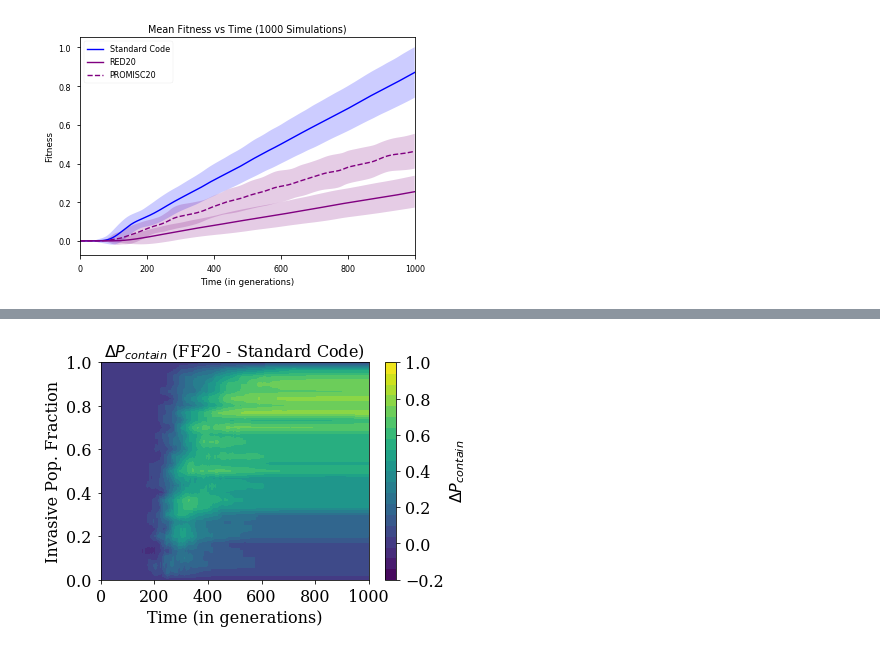
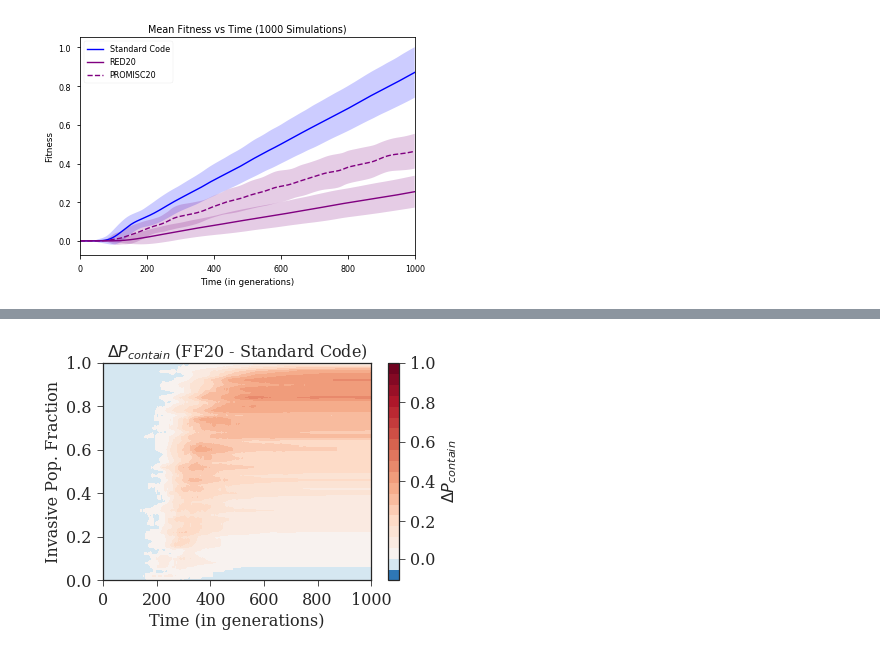
Before and after one commit to EndyLab/codon-tables, a Jupyter notebook: notebooks/fast_fail_figs.ipynb, the cells around one changed output, grey strips where cells are left out. Drawn from its saved outputs; the diff is of its cells as text; code cells hidden in the pictures.

```diff
--- a/notebooks/fast_fail_figs.ipynb
+++ b/notebooks/fast_fail_figs.ipynb
@@ -975,9 +895,0 @@ N_0[np.where(Standard_contour[:,-1] <= 0.99)[0][0]]/1e6
-# %%
-Standard_contour, t, N_0 = contain_probability(DF, 'Standard')
-Colorado_contour, t, N_0 = contain_probability(DF, 'Colorado')
-FF20_contour, t, N_0 = contain_probability(DF, 'FF20')
-FF16_contour, t, N_0 = contain_probability(DF, 'FF16')
-RED20_contour, t, N_0 = contain_probability(DF, 'RED20')
-RED14_contour, t, N_0 = contain_probability(DF, 'RED14')
-PROMISC20_contour, t, N_0 = contain_probability(DF, 'PROMISC20')
-PROMISC14_contour, t, N_0 = contain_probability(DF, 'PROMISC14')
@@ -984,12 +902,7 @@ PROMISC14_contour, t, N_0 = contain_probability(DF, 'PROMISC14')
 # %%
-# pickle results for faster access
-with open('/home/jonathan/Lab/ATD/codon-tables/data/manuscript/fig4/contour_caching_lin.pickle', 'wb') as handle:
-    data = [FF20_contour, FF16_contour, RED20_contour, RED14_contour, Colorado_contour, Standard_contour, PROMISC20_contour, PROMISC14_contour, t, N_0]
-    pickle.dump(data, handle)
+# unpickle for faster access
+with open('/home/jonathan/Lab/Fast Fail/Figures/misc/contour_caching_lin.pickle', 'rb') as handle:
+    FF20_contour, FF16_contour, RED20_contour, RED15_contour, Standard_contour, PROMISC20_contour, PROMISC15_contour, t, N_0 = pickle.load(handle)
-# %%
-# unpickle for faster access
-with open('/home/jonathan/Lab/ATD/codon-tables/data/manuscript/fig4/contour_caching_lin.pickle', 'rb') as handle:
-    FF20_contour, FF16_contour, RED20_contour, RED14_contour, Colorado_contour, Standard_contour, PROMISC20_contour, PROMISC14_contour, t, N_0 = pickle.load(handle)
 # %%
 # generate log contour plot
 contours = {
@@ -1177,0 +1057,18 @@ If you're reading this message in another frontend (for example, a static render
+# %%
+N_0 = list(set(DF.loc[DF['code'] == 'Standard']['N_0']))
+N_0.sort()
+num_reps = len(DF.loc[(DF['N_0']== N_0[0]) & (DF['code'] == 'Standard')])
+
+for code in tqdm(colordict.keys(), desc='colors'):
+#     lilDF = DF.loc[DF['code'] == code]
+    if code in ['PROMISC20', 'PROMISC15', 'Colorado']: continue
+    if code == 'Standard Code':
+        code = 'Standard'
+    for n_0 in tqdm(N_0, desc='initial conditions'):
+        DF.loc[(DF['code'] == code)&(DF['N_0'] == n_0), 'sim'] = np.arange(num_reps)
+#         weeDF = lilDF.loc[lilDF['N_0'] == n_0]
+#         weeDF['sim'] = np.arange(num_reps)
+
+# convert to containment and popfrac
+DF.loc[:,'popfrac'] = (DF.loc[:,'popfrac'] == 0)
+DF.loc[:,'N_0'] /= 1e6
@@ -1374,33 +1283,34 @@ plt.show()
 # Figure 5D
 
 X, Y = np.meshgrid(t, np.array(N_0)/1e6)
-CS = plt.contourf(X, Y, (FF20_contour - Standard_contour), levels=np.linspace(-0.2, 1, 21), cmap=plt.cm.viridis)
+CS = plt.contourf(X, Y, (RED20_contour - PROMISC20_contour), cmap=plt.cm.RdBu_r,
+                 norm=MidpointNormalize(midpoint=0.), levels=np.linspace(-0.1, 1, 21) )
 # plt.clabel(CS, inline=1, fontsize=10)
 ax = plt.gca()
 # plt.xlim([0, 500])
 # plt.ylim([3e3, 1e6])
 # ax.set_xscale("log")
 # ax.set_yscale("log")
 
 # set figure options
 labelsize=16
 width = 4
 height = width / 1.618
 
 plt.rc('font', family='serif')
 plt.rc('xtick', labelsize=labelsize)
 plt.rc('ytick', labelsize=labelsize)
 plt.rc('axes', labelsize=labelsize)
 cbar = plt.colorbar(CS, ticks=np.linspace(-0.2, 1, 7, endpoint=True))
 cbar.ax.set_ylabel('$\Delta P_{contain}$')
 
 
 path = '/home/jonathan/Lab/Fast Fail/Figures/Figure 5/'
 # Add the contour line levels to the colorbar
 plt.title(r'$\Delta P_{contain}$ (FF20 - Standard Code)', fontsize=labelsize)
 plt.xlabel('Time (in generations)')
 plt.ylabel('Invasive Pop. Fraction')
-plt.savefig(path+'delta_FF20.svg')
+# plt.savefig(path+'delta_RED20.svg')
 plt.show()
 # %% [output]
-[figure, old version]
+[figure, new version]
```
Also changed, not shown: parts of 22 cells of this notebook, 2 other files.
